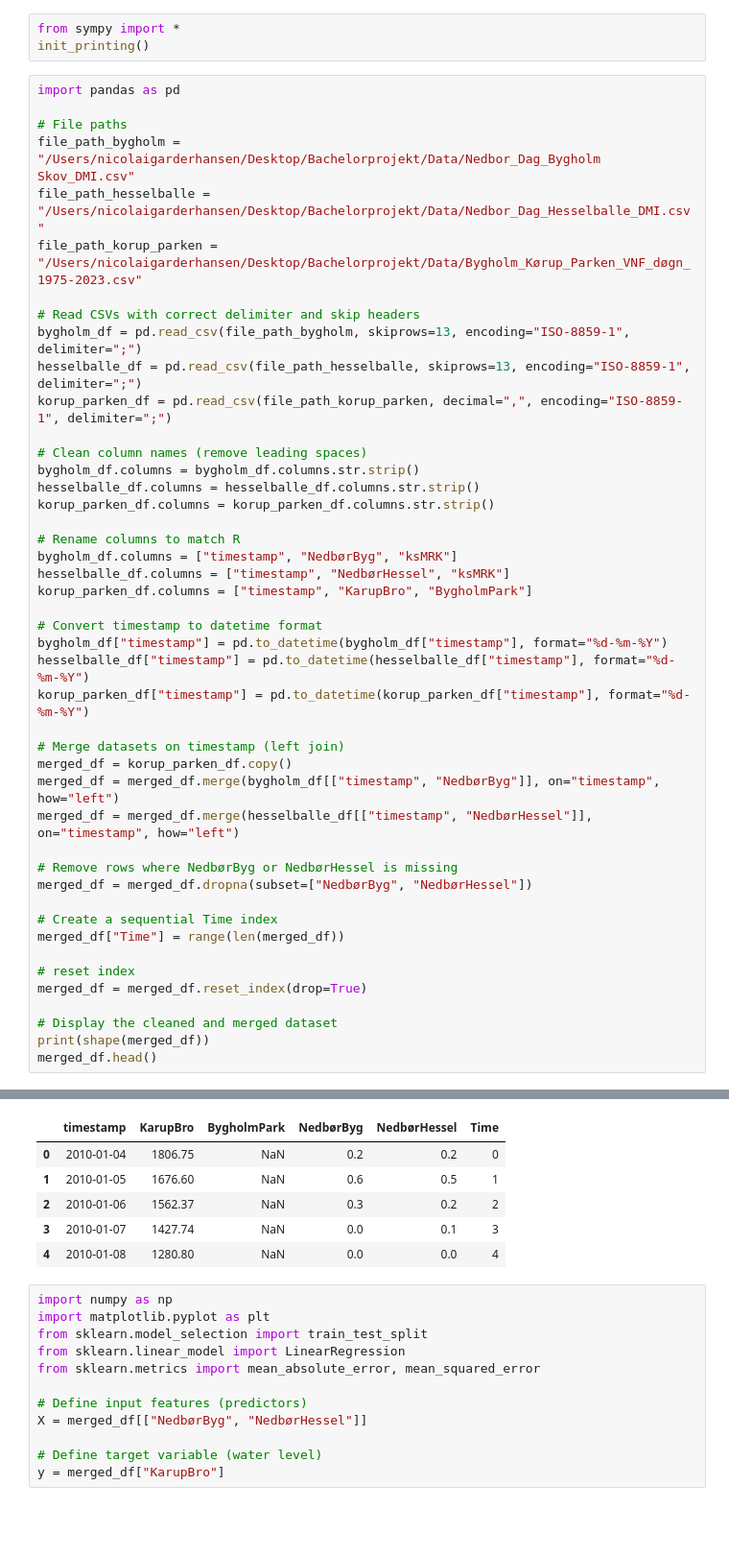
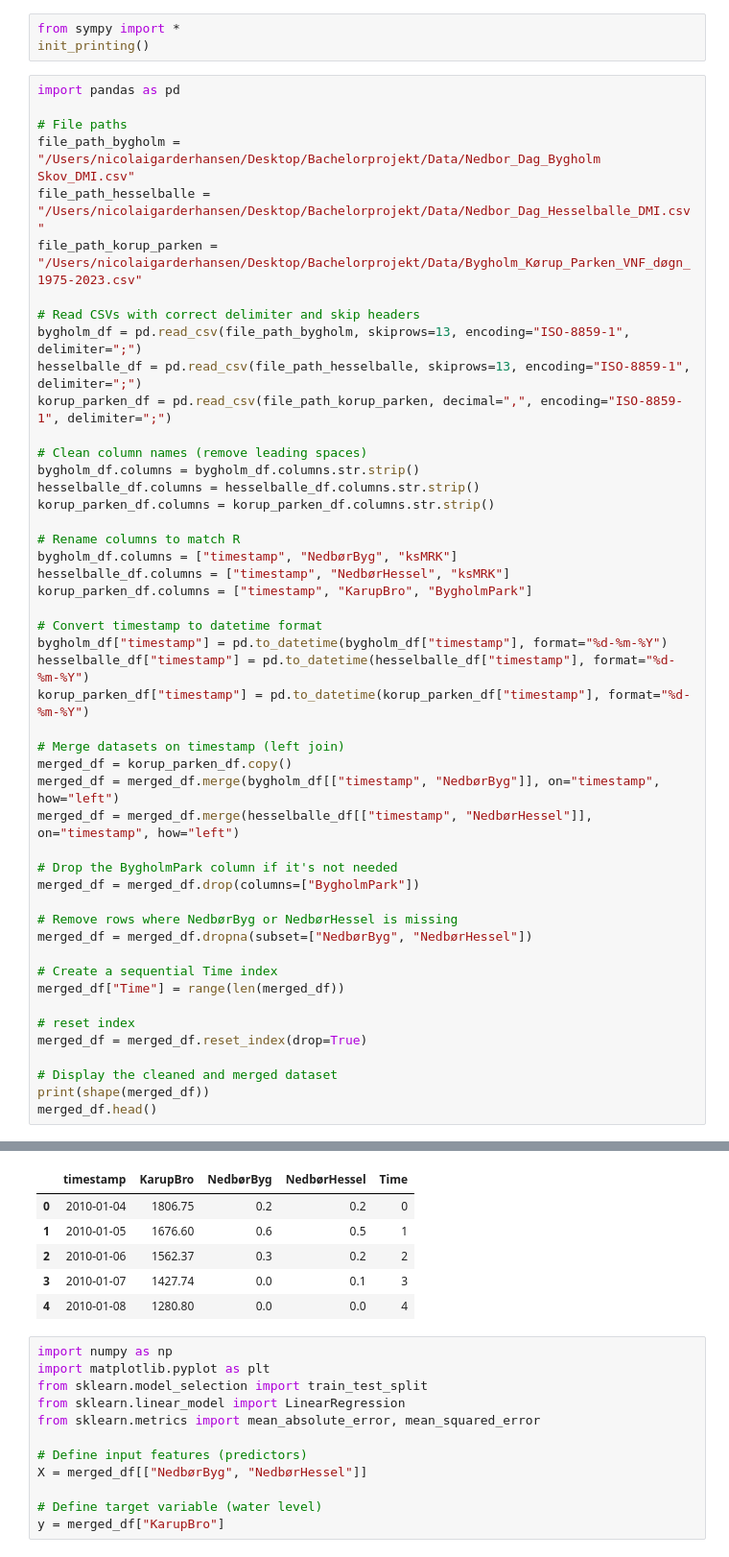
Before and after one commit to nicolaigarder/Forecasting-water-inflow, a Jupyter notebook: linear_model.ipynb, the cells around one changed output, grey strips where cells are left out. Shown at 96% size. Drawn from its saved outputs; the diff is of its cells as text; blank space fills up the shorter version.

```diff
--- a/linear_model.ipynb
+++ b/linear_model.ipynb
@@ -34,6 +34,9 @@ merged_df = korup_parken_df.copy()
 merged_df = merged_df.merge(bygholm_df[["timestamp", "NedbørByg"]], on="timestamp", how="left")
 merged_df = merged_df.merge(hesselballe_df[["timestamp", "NedbørHessel"]], on="timestamp", how="left")
 
+# Drop the BygholmPark column if it's not needed
+merged_df = merged_df.drop(columns=["BygholmPark"])
+
 # Remove rows where NedbørByg or NedbørHessel is missing
 merged_df = merged_df.dropna(subset=["NedbørByg", "NedbørHessel"])
 
@@ -51,9 +54,9 @@ merged_df.head()
-|  | timestamp | KarupBro | BygholmPark | NedbørByg | NedbørHessel | Time |
-| 0 | 2010-01-04 | 1806.75 | NaN | 0.2 | 0.2 | 0 |
-| 1 | 2010-01-05 | 1676.60 | NaN | 0.6 | 0.5 | 1 |
-| 2 | 2010-01-06 | 1562.37 | NaN | 0.3 | 0.2 | 2 |
-| 3 | 2010-01-07 | 1427.74 | NaN | 0.0 | 0.1 | 3 |
-| 4 | 2010-01-08 | 1280.80 | NaN | 0.0 | 0.0 | 4 |
+|  | timestamp | KarupBro | NedbørByg | NedbørHessel | Time |
+| 0 | 2010-01-04 | 1806.75 | 0.2 | 0.2 | 0 |
+| 1 | 2010-01-05 | 1676.60 | 0.6 | 0.5 | 1 |
+| 2 | 2010-01-06 | 1562.37 | 0.3 | 0.2 | 2 |
+| 3 | 2010-01-07 | 1427.74 | 0.0 | 0.1 | 3 |
+| 4 | 2010-01-08 | 1280.80 | 0.0 | 0.0 | 4 |
 # %%
 import numpy as np
 import matplotlib.pyplot as plt
```
Also changed, not shown: parts of 8 cells of this notebook, 1 other file.
